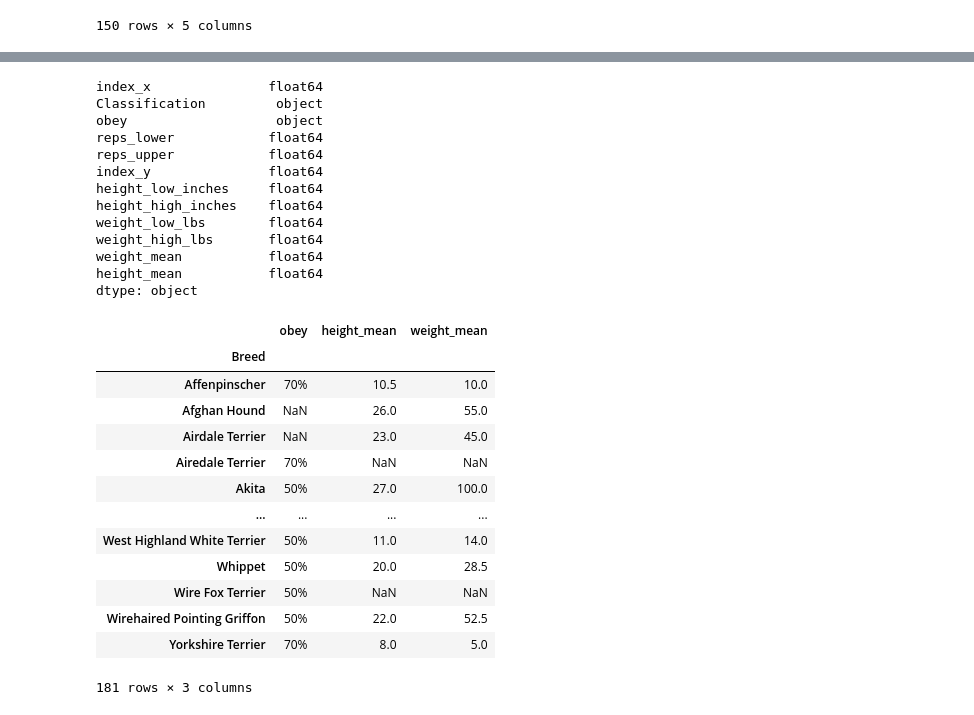
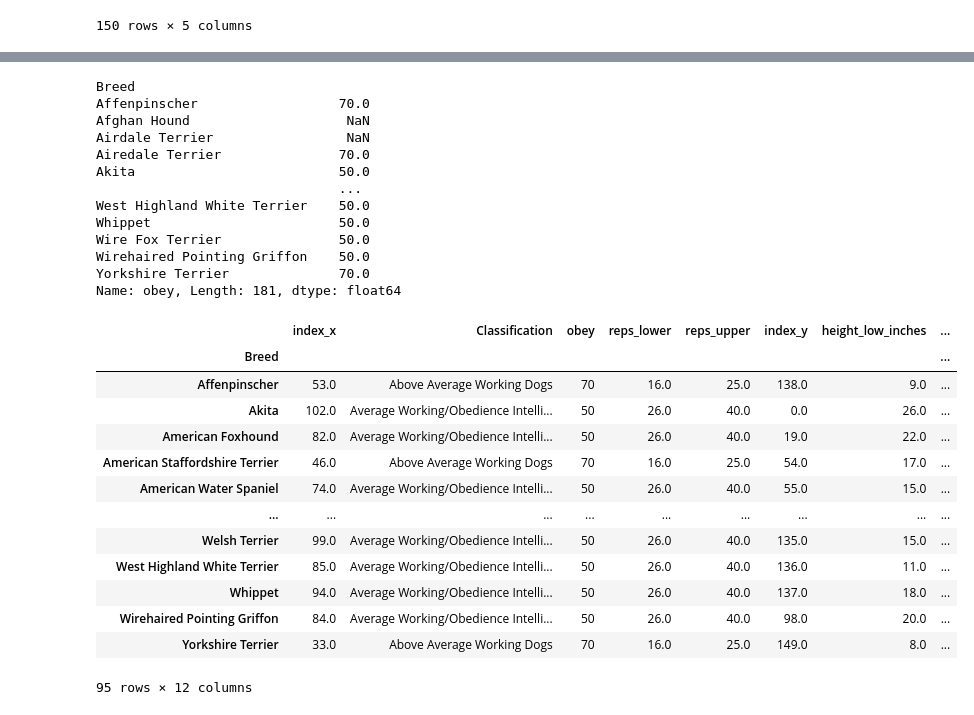
Before and after one commit to Sua95/pandas_project, a Jupyter notebook: dogs_inteligence/Untitled.ipynb, the cells around one changed output, grey strips where cells are left out. Saved outputs shown, nothing was run; the diff lists cells and outputs as text; code cells hidden in the pictures.

```diff
--- a/dogs_inteligence/Untitled.ipynb
+++ b/dogs_inteligence/Untitled.ipynb
@@ -100,46 +168,36 @@ df
+# %%
+df_all["obey"] = df_all["obey"].str.replace("%","")
 # %%
-
-df.replace('na', np.nan, inplace = True)
-df.replace('not found', np.nan, inplace = True)
-
-df["weight_high_lbs"] = df["weight_high_lbs"].astype(float)
-df["weight_low_lbs"] = df["weight_low_lbs"].astype(float)
-df["height_low_inches"] = df["height_low_inches"].astype(float)
-df["height_high_inches"] = df["height_high_inches"].astype(float)
-
-
-df["weight_mean"] = (df["weight_low_lbs"] + df["weight_high_lbs"]) / 2
-df["height_mean"] = (df["height_low_inches"] + df["height_high_inches"]) / 2
-df.dtypes
+df_all["obey"].astype(float)
 # %% [output]
-index_x               float64
-Classification         object
-obey                   object
-reps_lower            float64
-reps_upper            float64
-index_y               float64
-height_low_inches     float64
-height_high_inches    float64
-weight_low_lbs        float64
-weight_high_lbs       float64
-weight_mean           float64
-height_mean           float64
-dtype: object
+Breed
+Affenpinscher                  70.0
+Afghan Hound                    NaN
+Airdale Terrier                 NaN
+Airedale Terrier               70.0
+Akita                          50.0
+                               ...
+West Highland White Terrier    50.0
+Whippet                        50.0
+Wire Fox Terrier               50.0
+Wirehaired Pointing Griffon    50.0
+Yorkshire Terrier              70.0
+Name: obey, Length: 181, dtype: float64
-# %%
-df.dropna(axis="rows", how="any", )
-df[["obey","height_mean","weight_mean"]]
-# %% [output]
-|  | obey | height_mean | weight_mean |
-| Breed |  |  |  |
-| Affenpinscher | 70% | 10.5 | 10.0 |
-| Afghan Hound | NaN | 26.0 | 55.0 |
-| Airdale Terrier | NaN | 23.0 | 45.0 |
-| Airedale Terrier | 70% | NaN | NaN |
-| Akita | 50% | 27.0 | 100.0 |
-| ... | ... | ... | ... |
-| West Highland White Terrier | 50% | 11.0 | 14.0 |
-| Whippet | 50% | 20.0 | 28.5 |
-| Wire Fox Terrier | 50% | NaN | NaN |
-| Wirehaired Pointing Griffon | 50% | 22.0 | 52.5 |
-| Yorkshire Terrier | 70% | 8.0 | 5.0 |
-181 rows × 3 columns
+# %%
+df_all = df_all.dropna()
+df_all
+# %% [output]
+|  | index_x | Classification | obey | reps_lower | reps_upper | index_y | height_low_inches | ... |
+| Breed |  |  |  |  |  |  |  | ... |
+| Affenpinscher | 53.0 | Above Average Working Dogs | 70 | 16.0 | 25.0 | 138.0 | 9.0 | ... |
+| Akita | 102.0 | Average Working/Obedience Intelli... | 50 | 26.0 | 40.0 | 0.0 | 26.0 | ... |
+| American Foxhound | 82.0 | Average Working/Obedience Intelli... | 50 | 26.0 | 40.0 | 19.0 | 22.0 | ... |
+| American Staffordshire Terrier | 46.0 | Above Average Working Dogs | 70 | 16.0 | 25.0 | 54.0 | 17.0 | ... |
+| American Water Spaniel | 74.0 | Average Working/Obedience Intelli... | 50 | 26.0 | 40.0 | 55.0 | 15.0 | ... |
+| ... | ... | ... | ... | ... | ... | ... | ... | ... |
+| Welsh Terrier | 99.0 | Average Working/Obedience Intelli... | 50 | 26.0 | 40.0 | 135.0 | 15.0 | ... |
+| West Highland White Terrier | 85.0 | Average Working/Obedience Intelli... | 50 | 26.0 | 40.0 | 136.0 | 11.0 | ... |
+| Whippet | 94.0 | Average Working/Obedience Intelli... | 50 | 26.0 | 40.0 | 137.0 | 18.0 | ... |
+| Wirehaired Pointing Griffon | 84.0 | Average Working/Obedience Intelli... | 50 | 26.0 | 40.0 | 98.0 | 20.0 | ... |
+| Yorkshire Terrier | 33.0 | Above Average Working Dogs | 70 | 16.0 | 25.0 | 149.0 | 8.0 | ... |
+95 rows × 12 columns
```
Also changed, not shown: parts of 8 cells of this notebook, 1 other file.
